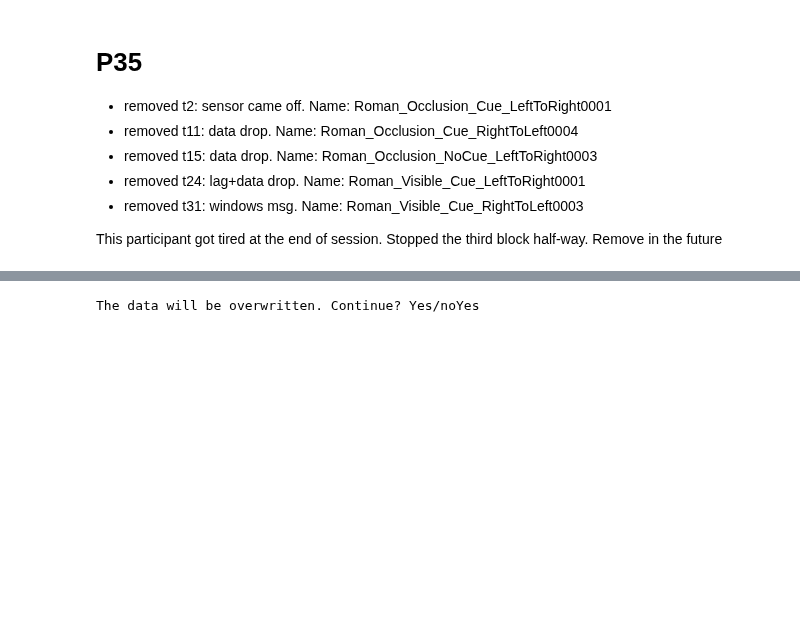
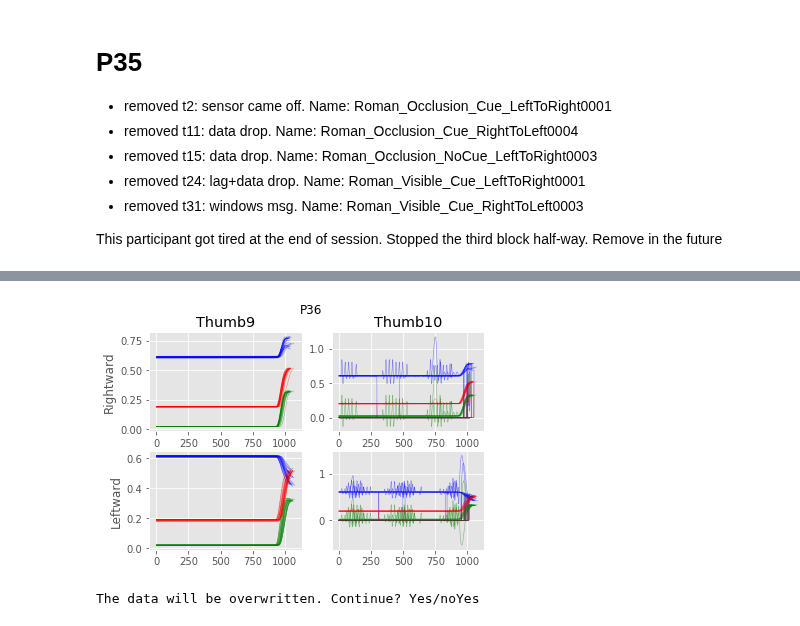
Before and after one commit to Roman-Belenya/perception_and_action, a Jupyter notebook: processing.ipynb, the cells around one changed output, grey strips where cells are left out. Saved outputs shown, nothing was run; the diff lists cells and outputs as text; code cells hidden in the pictures; blank space fills up the shorter version.

```diff
--- a/processing.ipynb
+++ b/processing.ipynb
@@ -345 +352,8 @@ This participant got tired at the end of session. Stopped the third block half-w
+# %%
+d_clean['P36'] = d['P36']
+
+del d_clean['P36']['trials']['t2']
+del d_clean['P36']['trials']['t11']
+del d_clean['P36']['trials']['t17']
+del d_clean['P36']['trials']['t47']
 # %%
@@ -357,3 +371,7 @@ Roman_Visible_Cue_LeftToRight0000
+# %%
+choose_marker(d_clean, 'P36', 'thumb')
+# %% [output]
+[figure, added]
 # %%
 manual_save_data(d_clean, 'clean_data.pkl')
 # %% [output]
```
Also changed, not shown: parts of 2 cells of this notebook, 1 other file.
